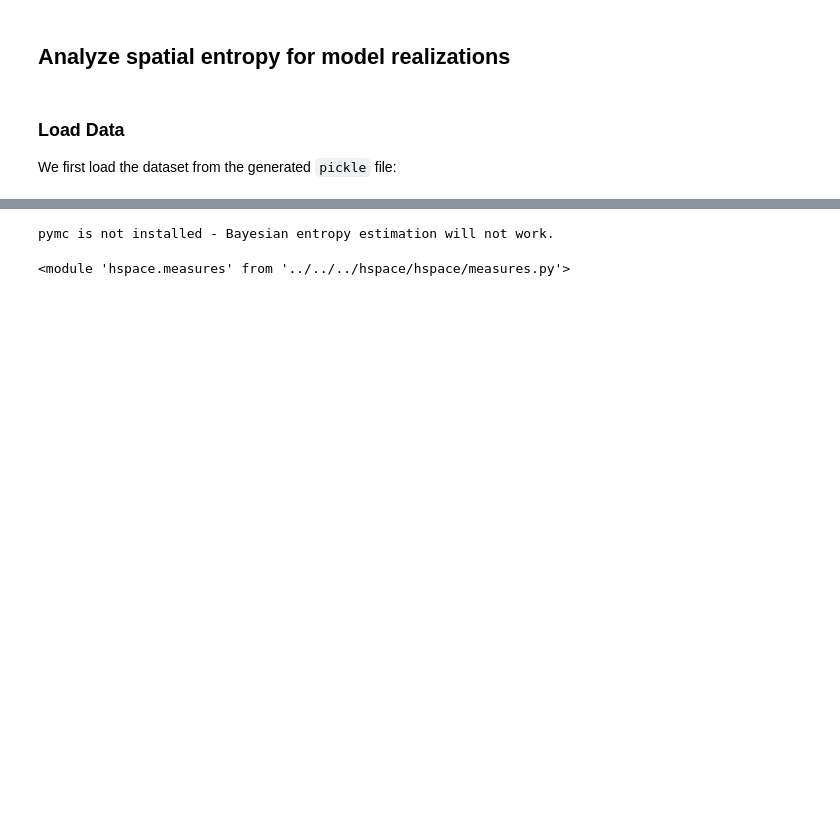
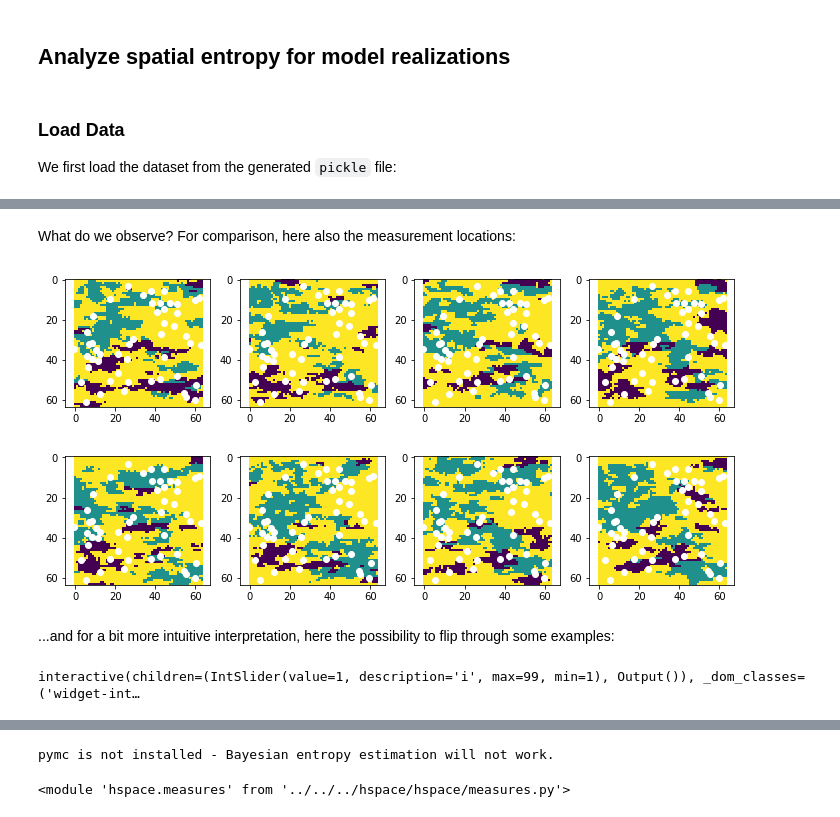
Before and after one commit to cgre-aachen/teaching, a Jupyter notebook: geoinfotheory/notebooks/ITgeo_03_entropy.ipynb, the cells around one changed output, grey strips where cells are left out. Cells and saved outputs as stored; diff of their text form; code cells hidden in the pictures; blank space fills up the shorter version.

```diff
--- a/geoinfotheory/notebooks/ITgeo_03_entropy.ipynb
+++ b/geoinfotheory/notebooks/ITgeo_03_entropy.ipynb
@@ -29,0 +44,21 @@ Also, load input data to compare to results:
+# %% [markdown]
+What do we observe? For comparison, here also the measurement locations:
+# %%
+plt.figure(figsize=(12,6))
+for i in range(1, 9):
+    plt.subplot(2, 4, i)
+    plt.imshow(realizations[i])
+    plt.scatter(data_points[:,0]-0.5, data_points[:,1]-0.5, c='w')
+# %% [output]
+[figure, added]
+# %% [markdown]
+...and for a bit more intuitive interpretation, here the possibility to flip through some examples:
+# %%
+def plot_realization(i):
+    plt.figure(figsize=(12,8))
+    plt.imshow(realizations[i][::-1,:])
+    plt.scatter(data_points[:,0]-0.5, data_points[:,1]-0.5, c='w') #c=df["Facies"])
+
+interact(plot_realization, i=widgets.IntSlider(min=1,max=99,step=1,value=1));
+# %% [output]
+interactive(children=(IntSlider(value=1, description='i', max=99, min=1), Output()), _dom_classes=('widget-int…
```
Also changed, not shown: parts of 16 cells of this notebook, 2 other files.
